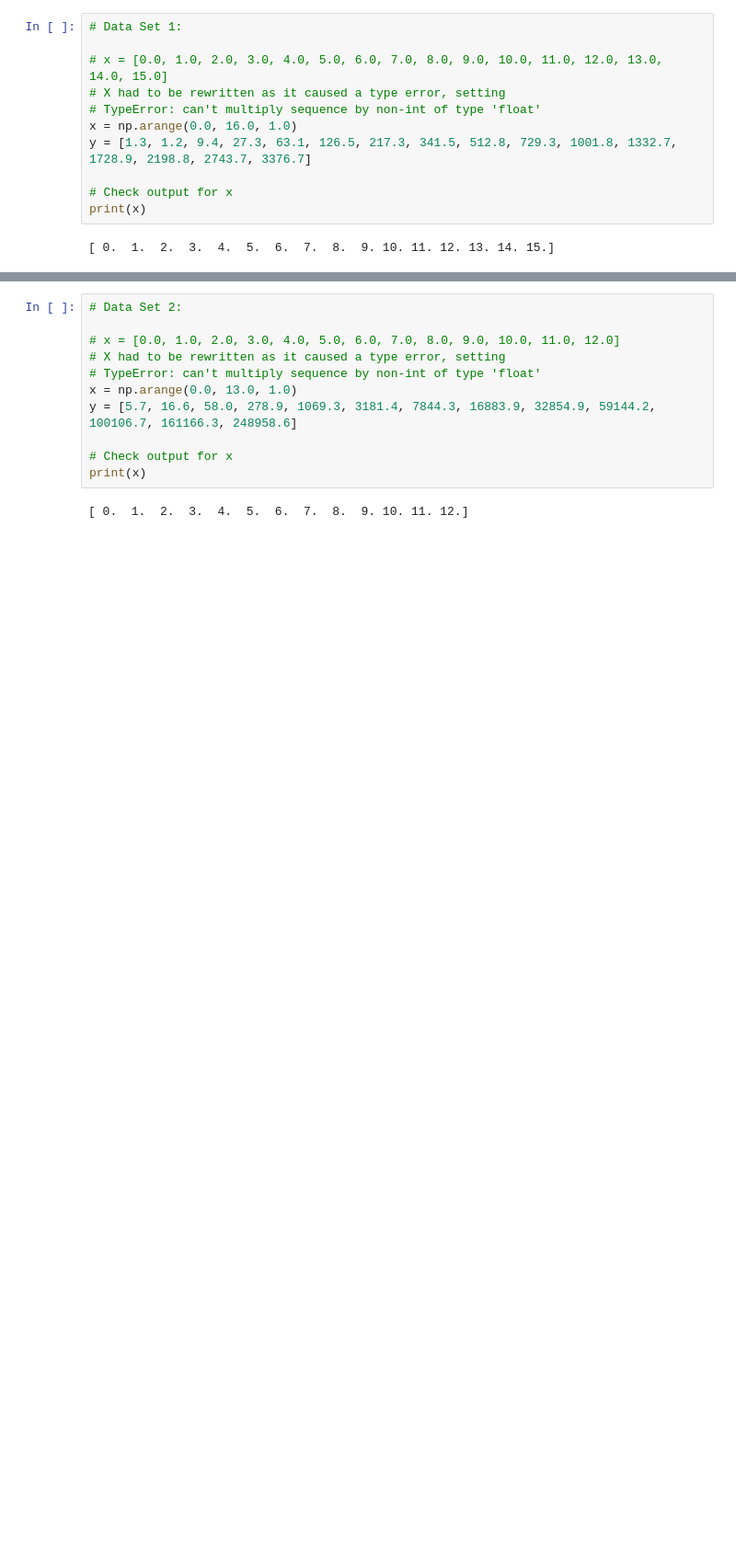
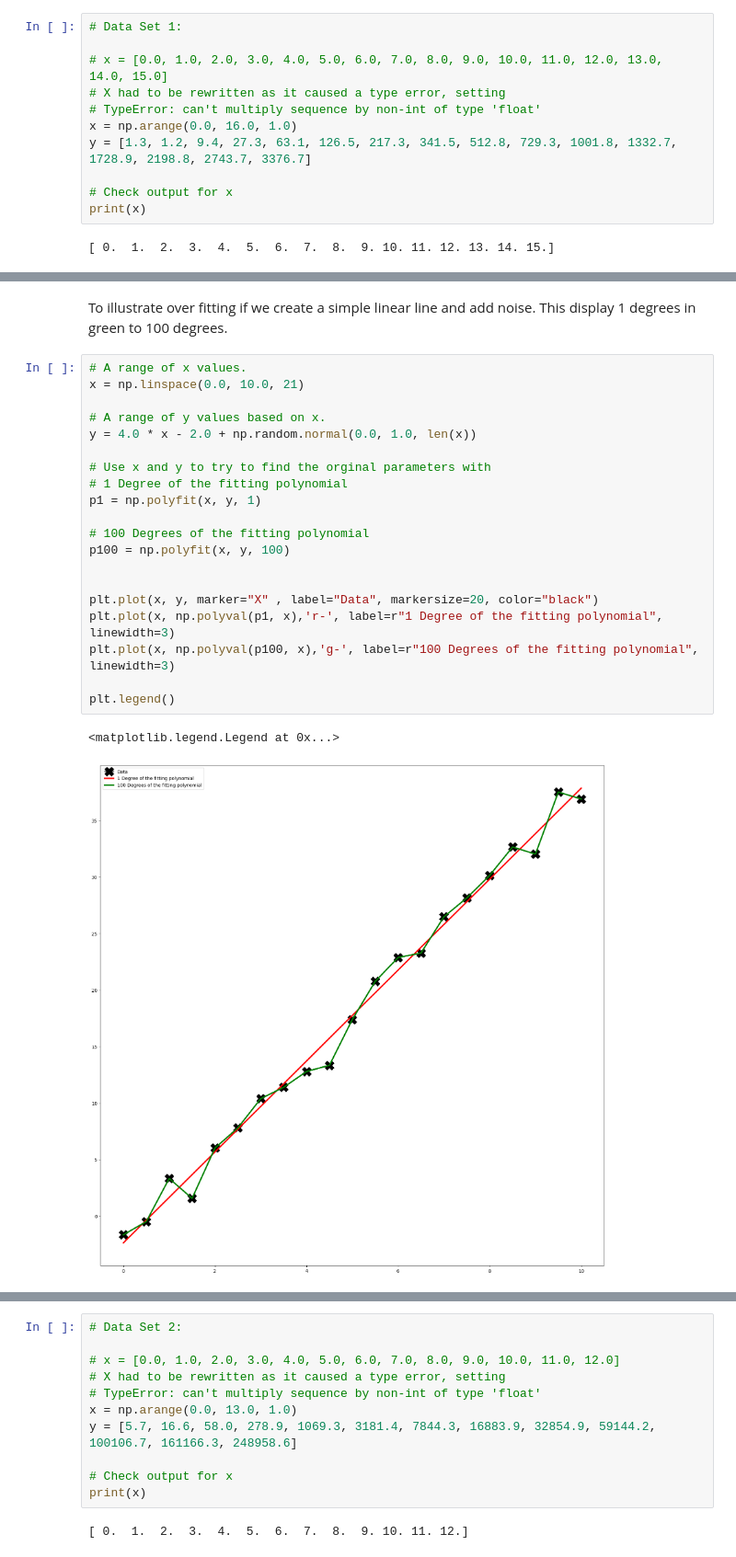
Before and after one commit to DPR-droid/2022_09_Machine_Learning_and_Statistics, a Jupyter notebook: Excercises/03_parameters_exercise.ipynb, the cells around one changed output, grey strips where cells are left out. Shown: that part at 92% size. Drawn from its saved outputs; the diff is of its cells as text; blank space fills up the shorter version.

```diff
--- a/Excercises/03_parameters_exercise.ipynb
+++ b/Excercises/03_parameters_exercise.ipynb
@@ -130,0 +152,25 @@ plt.legend()
+# %% [markdown]
+To illustrate over fitting if we create a simple linear line and add noise. This display 1 degrees in green to 100 degrees.
+# %%
+# A range of x values.
+x = np.linspace(0.0, 10.0, 21)
+
+# A range of y values based on x.
+y = 4.0 * x - 2.0 + np.random.normal(0.0, 1.0, len(x))
+
+# Use x and y to try to find the orginal parameters with
+# 1 Degree of the fitting polynomial
+p1 = np.polyfit(x, y, 1)
+
+# 100 Degrees of the fitting polynomial
+p100 = np.polyfit(x, y, 100)
+
+
+plt.plot(x, y, marker="X" , label="Data", markersize=20, color="black")
+plt.plot(x, np.polyval(p1, x),'r-', label=r"1 Degree of the fitting polynomial", linewidth=3)
+plt.plot(x, np.polyval(p100, x),'g-', label=r"100 Degrees of the fitting polynomial", linewidth=3)
+
+plt.legend()
+# %% [output]
+<matplotlib.legend.Legend at 0x...>
+[figure, added]
```
Also changed, not shown: parts of 31 cells of this notebook, 5 other files.
